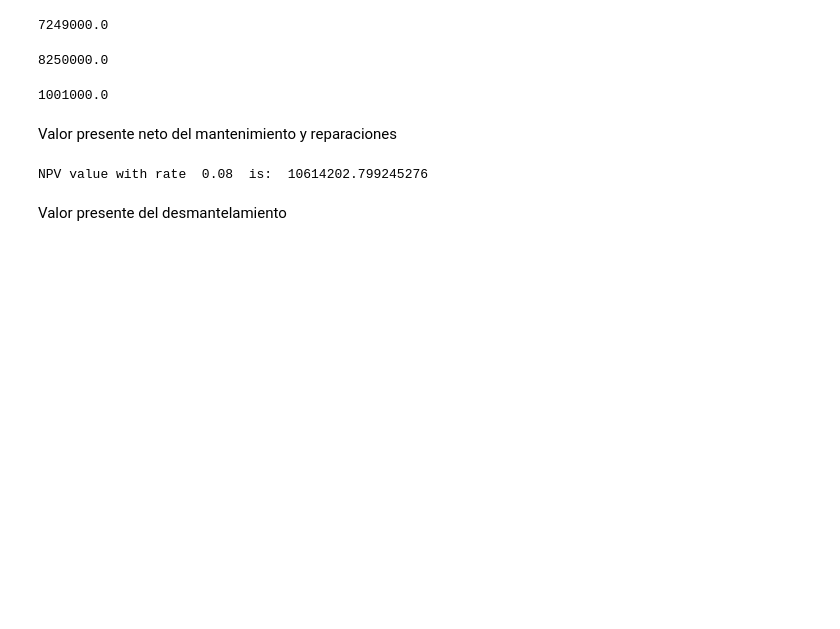
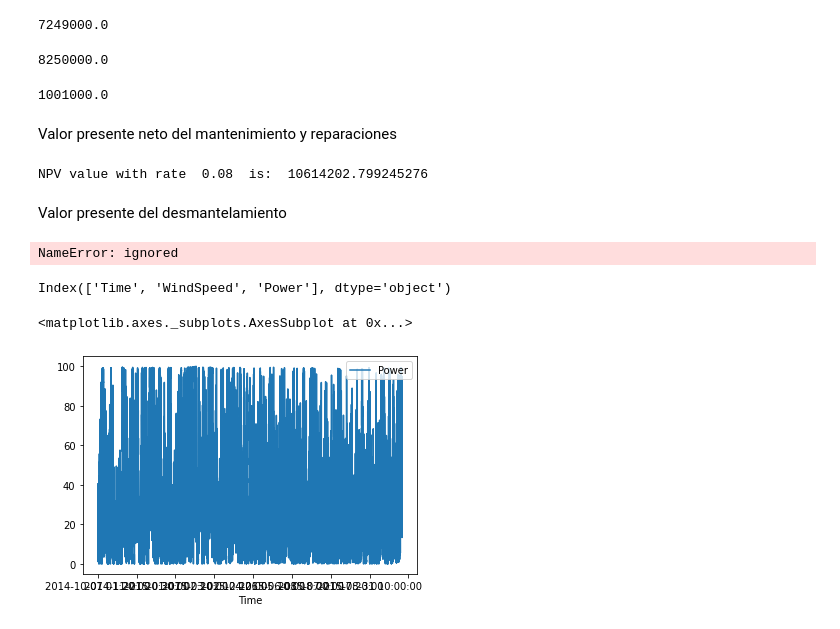
Before and after one commit to mteoraso/ML_Practice, a Jupyter notebook: Untitled50.ipynb, the cells around one changed output. Saved outputs shown, nothing was run; the diff lists cells and outputs as text; code cells hidden in the pictures; blank space fills up the shorter version.

```diff
--- a/Untitled50.ipynb
+++ b/Untitled50.ipynb
@@ -166,0 +183,16 @@ print("NPV value with rate ", rate2, " is: ", np.npv(rate2, values1)
+# %%
+df = pd.read_csv (
+    "/content/Wind Time Series Dataset(10min).csv",
+    )
+df.head(10)
+# %% [output]
+NameError: ignored
+# %%
+df.columns
+# %% [output]
+Index(['Time', 'WindSpeed', 'Power'], dtype='object')
+# %%
+df.plot('Time', 'Power')
+# %% [output]
+<matplotlib.axes._subplots.AxesSubplot at 0x...>
+[figure, added]
```
Also changed, not shown: parts of 6 cells of this notebook.
